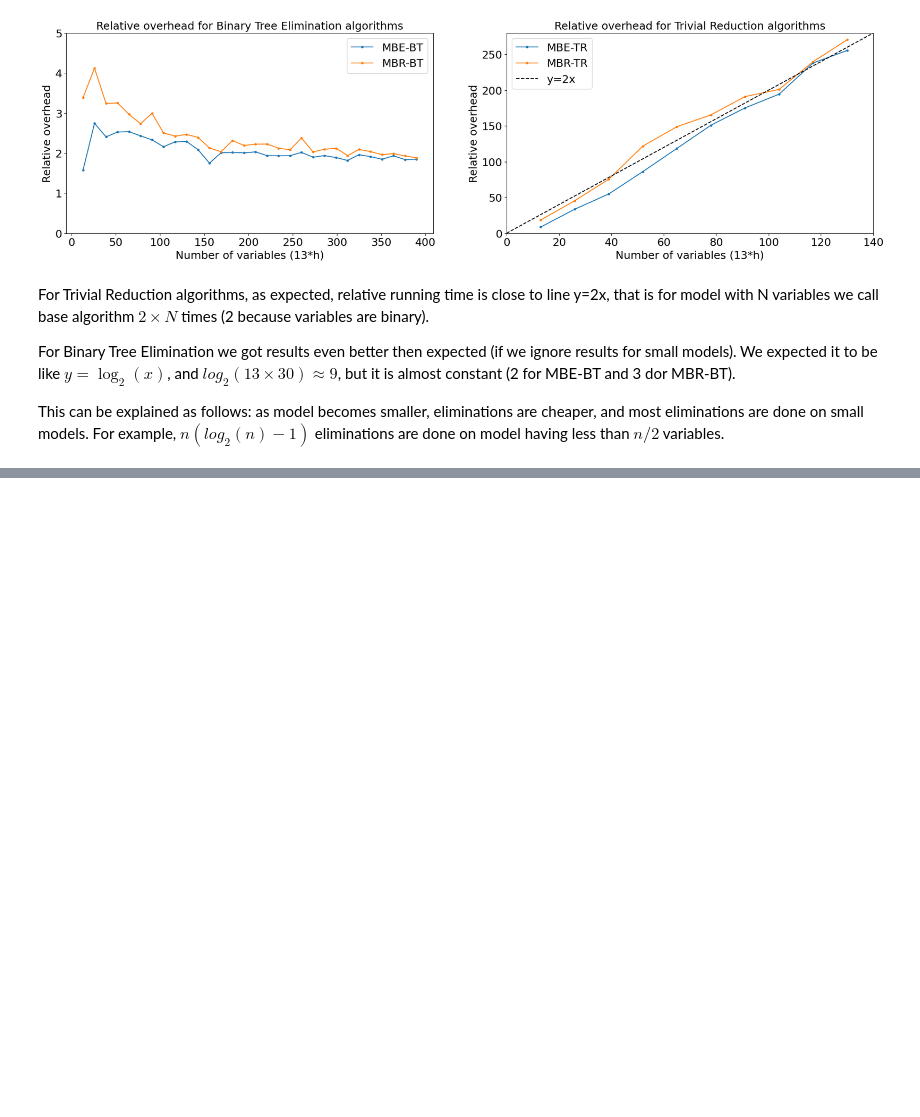
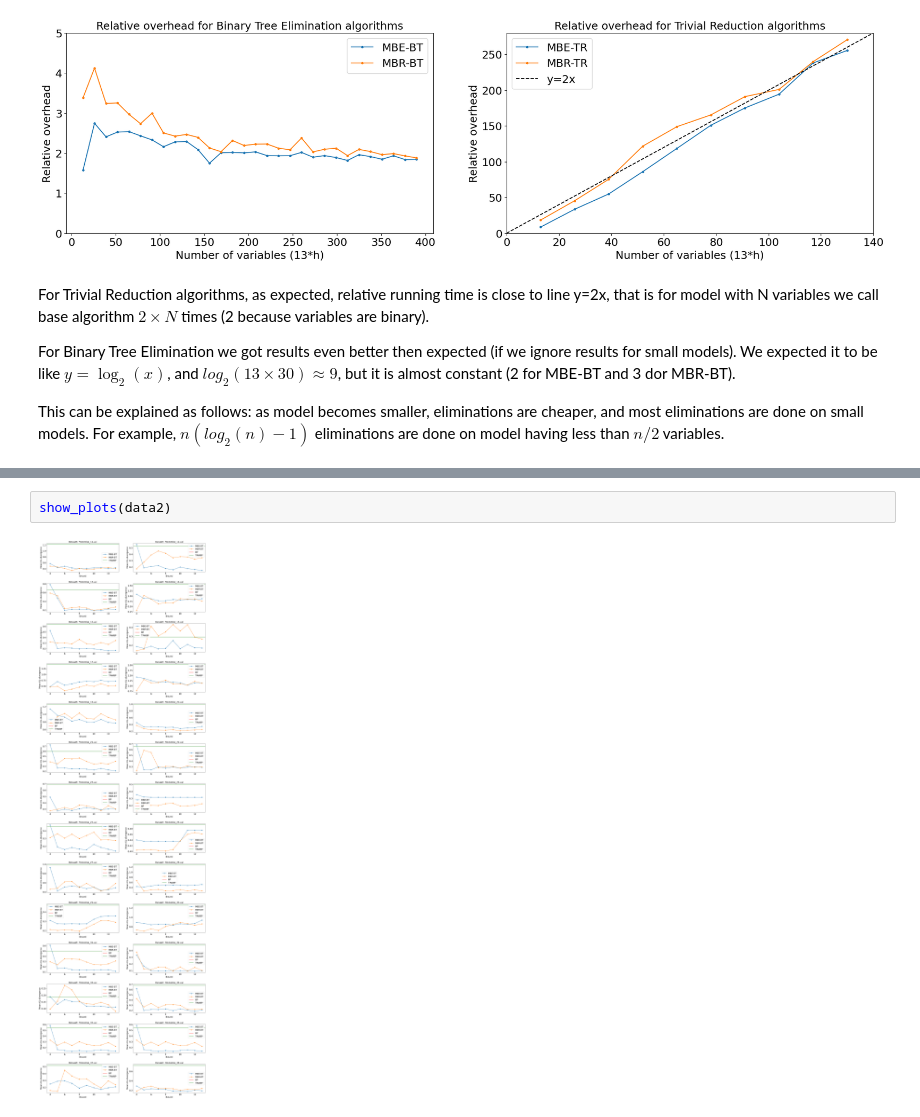
Before and after one commit to InferLO/inferlo, a Jupyter notebook: docs/experiments/marginal_probabilities.ipynb, the cells around one changed output, grey strips where cells are left out. Cells and saved outputs as stored; diff of their text form; blank space fills up the shorter version.

```diff
--- a/docs/experiments/marginal_probabilities.ipynb
+++ b/docs/experiments/marginal_probabilities.ipynb
@@ -351,0 +363,4 @@ plt.show()
+# %%
+show_plots(data2)
+# %% [output]
+[figure, added]
```
Also changed, not shown: parts of 5 cells of this notebook.
